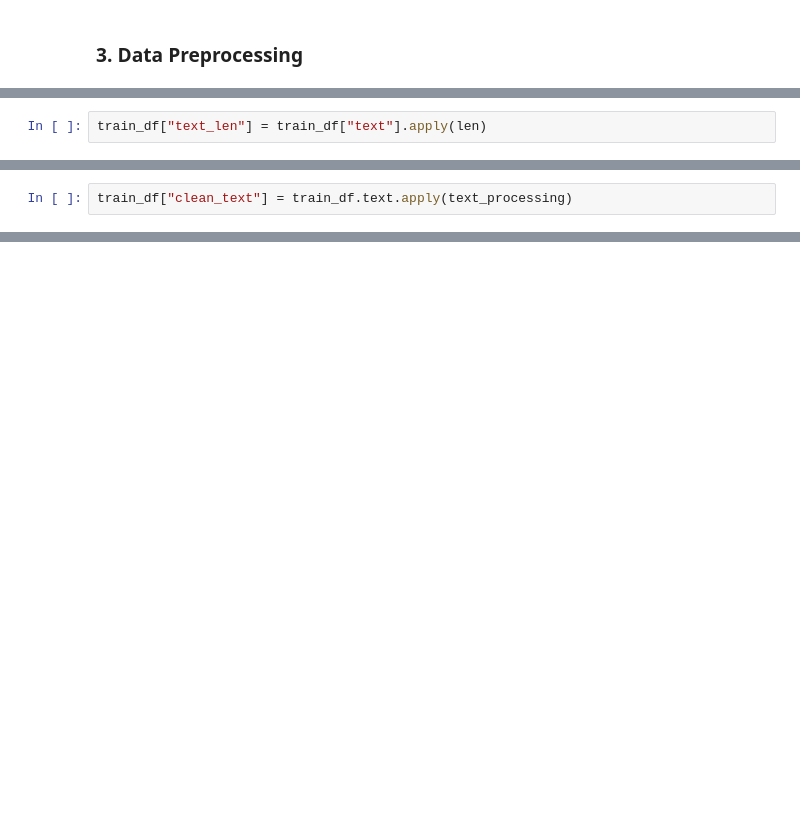
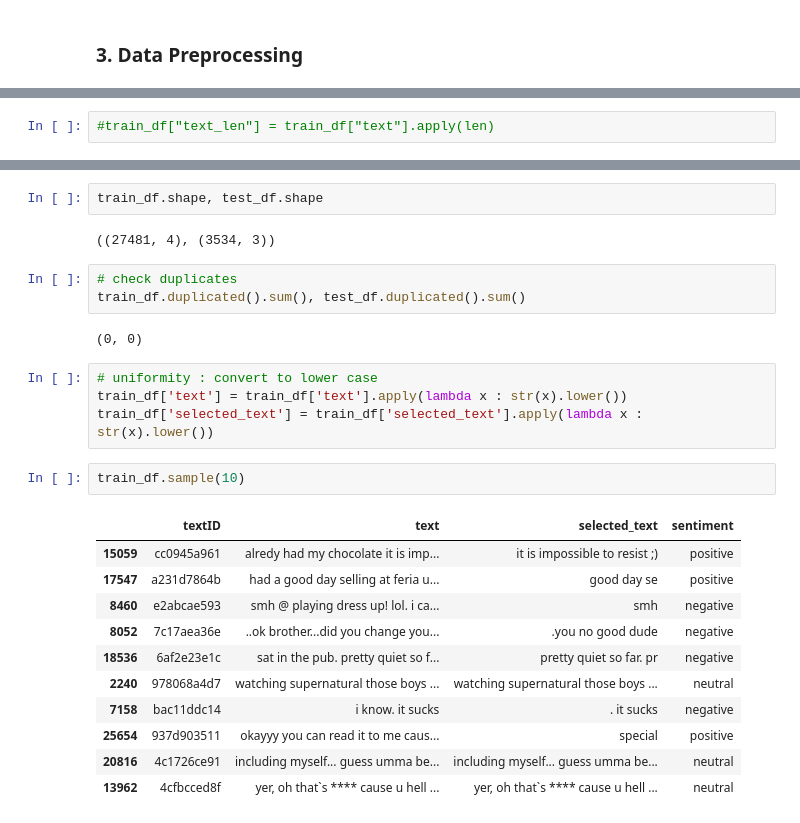
Before and after one commit to gautampawnesh/project_nlp, a Jupyter notebook: notebooks/sentiment_extraction.ipynb, the cells around one changed output, grey strips where cells are left out. Drawn from its saved outputs; the diff is of its cells as text; blank space fills up the shorter version.

```diff
--- a/notebooks/sentiment_extraction.ipynb
+++ b/notebooks/sentiment_extraction.ipynb
@@ -145,3 +167,3 @@ corr
 # %%
-train_df["text_len"] = train_df["text"].apply(len)
+#train_df["text_len"] = train_df["text"].apply(len)
 # %%
@@ -183,2 +176,0 @@ def text_processing(text):
-# %%
-train_df["clean_text"] = train_df.text.apply(text_processing)
@@ -200,0 +177,27 @@ train_df
+# %%
+train_df.shape, test_df.shape
+# %% [output]
+((27481, 4), (3534, 3))
+# %%
+# check duplicates
+train_df.duplicated().sum(), test_df.duplicated().sum()
+# %% [output]
+(0, 0)
+# %%
+# uniformity : convert to lower case
+train_df['text'] = train_df['text'].apply(lambda x : str(x).lower())
+train_df['selected_text'] = train_df['selected_text'].apply(lambda x : str(x).lower())
+# %%
+train_df.sample(10)
+# %% [output]
+|  | textID | text | selected_text | sentiment |
+| 15059 | cc0945a961 | alredy had my chocolate it is imp... | it is impossible to resist ;) | positive |
+| 17547 | a231d7864b | had a good day selling at feria u... | good day se | positive |
+| 8460 | e2abcae593 | smh @ playing dress up! lol. i ca... | smh | negative |
+| 8052 | 7c17aea36e | ..ok brother...did you change you... | .you no good dude | negative |
+| 18536 | 6af2e23e1c | sat in the pub. pretty quiet so f... | pretty quiet so far. pr | negative |
+| 2240 | 978068a4d7 | watching supernatural those boys ... | watching supernatural those boys ... | neutral |
+| 7158 | bac11ddc14 | i know. it sucks | . it sucks | negative |
+| 25654 | 937d903511 | okayyy you can read it to me caus... | special | positive |
+| 20816 | 4c1726ce91 | including myself... guess umma be... | including myself... guess umma be... | neutral |
+| 13962 | 4cfbcced8f | yer, oh that`s **** cause u hell ... | yer, oh that`s **** cause u hell ... | neutral |
```
Also changed, not shown: parts of 22 cells of this notebook, 1 other file.
